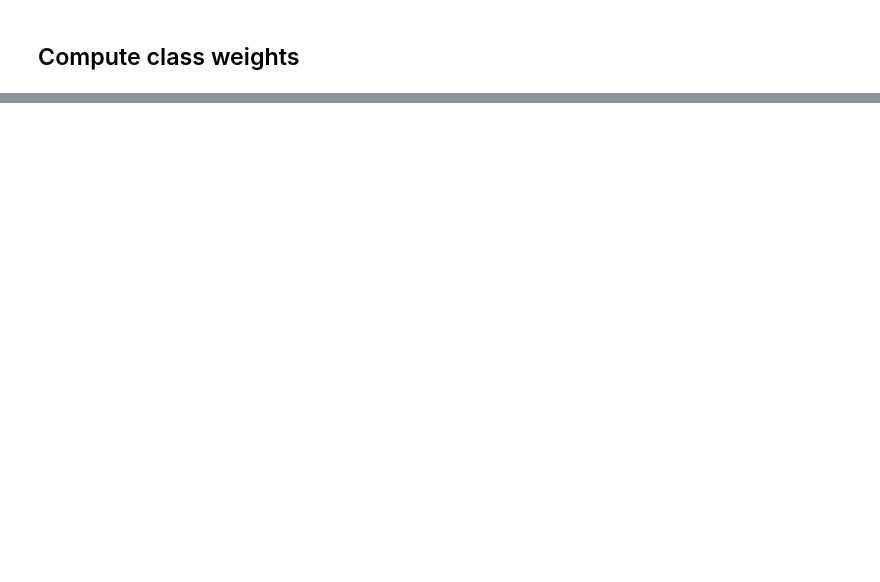
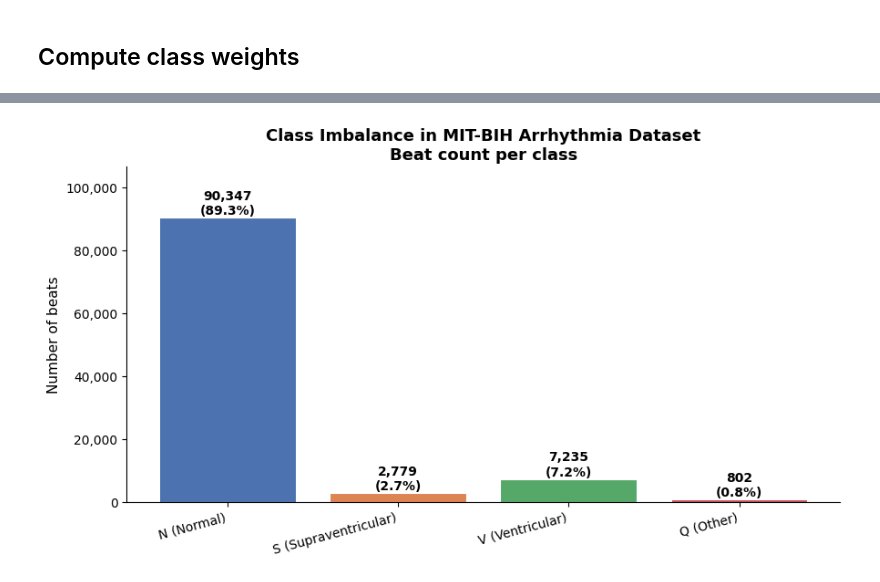
Before and after one commit to verness/6600-Project, a Jupyter notebook: notebooks/eda.ipynb, the cells around one changed output, grey strips where cells are left out. Drawn from its saved outputs; the diff is of its cells as text; code cells hidden in the pictures; blank space fills up the shorter version.

```diff
--- a/notebooks/eda.ipynb
+++ b/notebooks/eda.ipynb
@@ -79,0 +83,35 @@ Class weights: {np.int64(0): np.float64(0.2799290513243384), np.int64(1): np.flo
+# %%
+counts  = Counter(y)
+total   = len(y)
+classes = sorted(counts.keys())
+labels  = [label_map[c] for c in classes]
+values  = [counts[c]    for c in classes]
+ratios  = [counts[c] / total * 100 for c in classes]
+# %%
+# Bar chart — absolute counts ───────────────────────────────────────
+fig, ax = plt.subplots(figsize=(9, 5))
+
+bars = ax.bar(labels, values, color=colors, edgecolor='white', linewidth=0.8)
+
+ax.set_title('Class Imbalance in MIT-BIH Arrhythmia Dataset\nBeat count per class',
+             fontsize=13, fontweight='bold')
+ax.set_ylabel('Number of beats', fontsize=11)
+ax.set_xticks(range(len(labels)))
+ax.set_xticklabels(labels, rotation=15, ha='right', fontsize=10)
+
+for bar, v, r in zip(bars, values, ratios):
+    ax.text(
+        bar.get_x() + bar.get_width() / 2,
+        bar.get_height() + total * 0.003,
+        f'{v:,}\n({r:.1f}%)',
+        ha='center', va='bottom', fontsize=10, fontweight='bold'
+    )
+
+ax.set_ylim(0, max(values) * 1.18)
+ax.spines[['top', 'right']].set_visible(False)
+ax.yaxis.set_major_formatter(plt.FuncFormatter(lambda x, _: f'{int(x):,}'))
+
+plt.tight_layout()
+plt.show()
+# %% [output]
+[figure, added]
```
Also changed, not shown: parts of 8 cells of this notebook, 5 other files.
